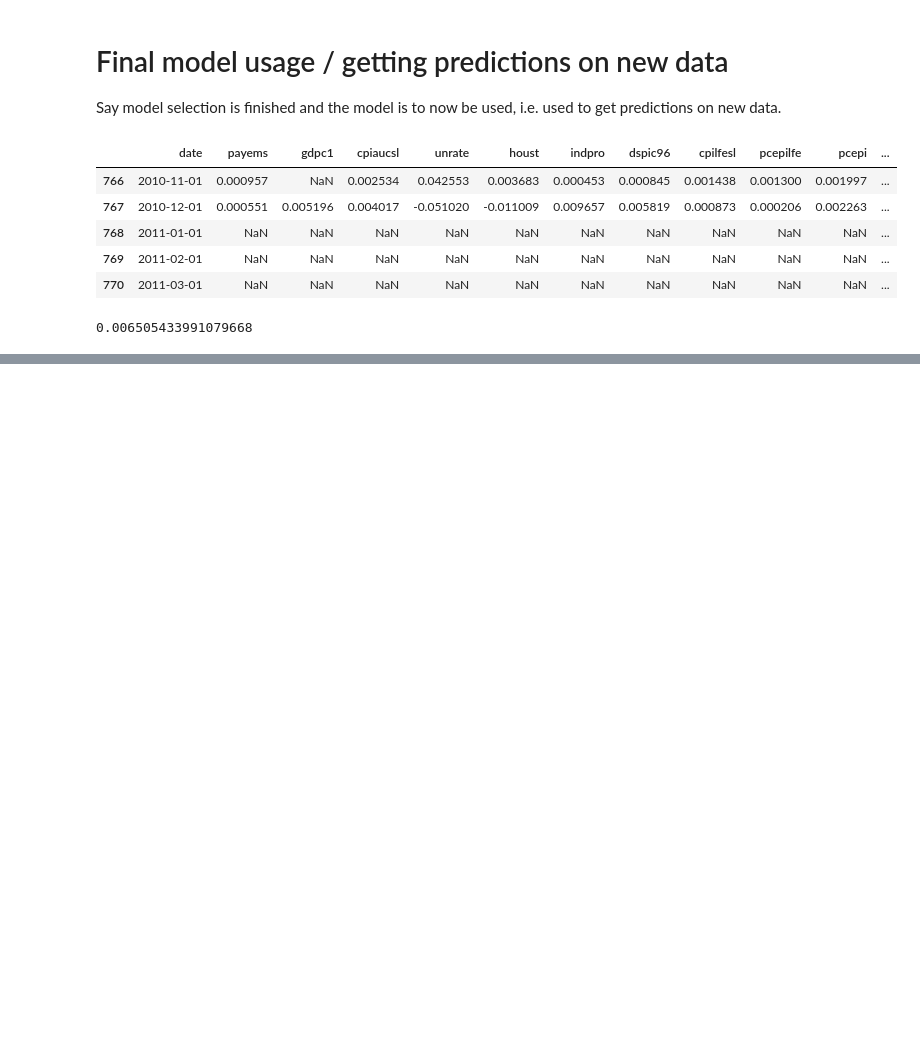
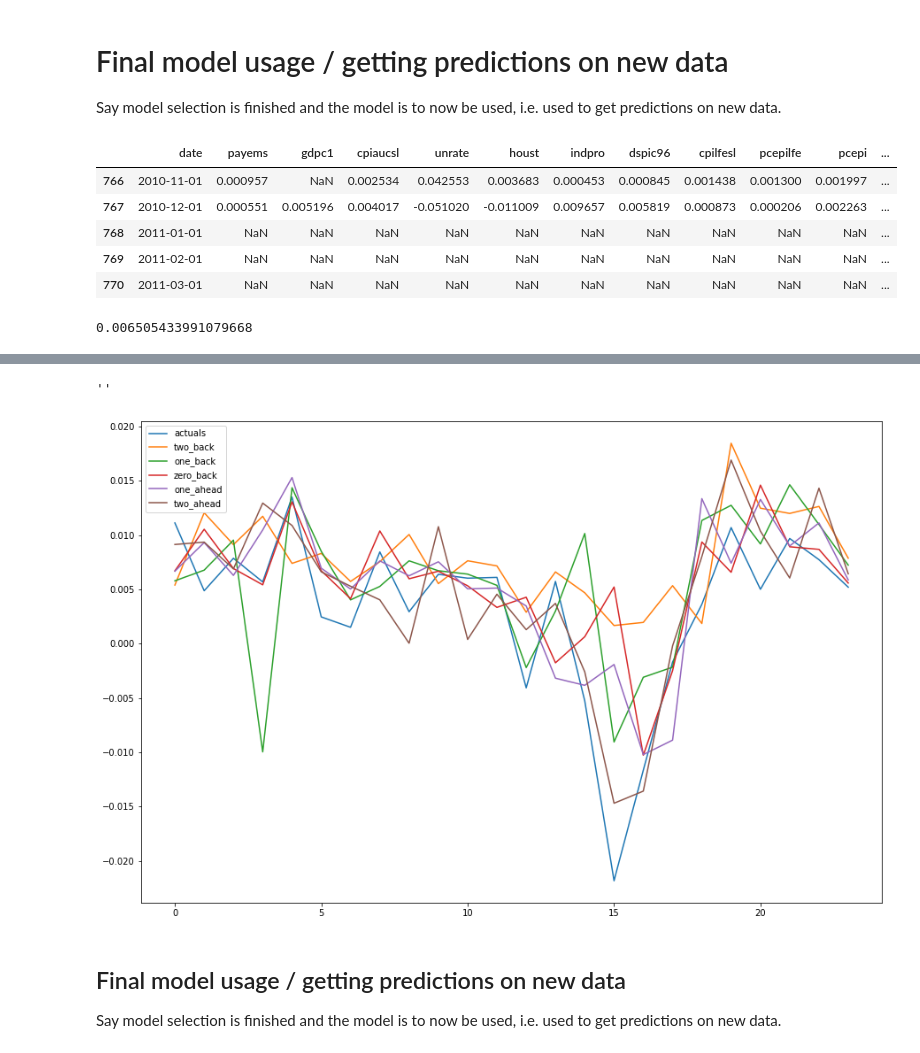
Before and after one commit to dhopp1/nowcasting_benchmark, a Jupyter notebook: methodologies/model_gb.ipynb, the cells around one changed output, grey strips where cells are left out. Saved outputs shown, nothing was run; the diff lists cells and outputs as text; code cells hidden in the pictures; blank space fills up the shorter version.

Commit message:
Add vintage models to GB

```diff
--- a/methodologies/model_gb.ipynb
+++ b/methodologies/model_gb.ipynb
@@ -206,0 +259,33 @@ np.nanmean(preds)
+# %%
+# dates in the test set
+dates = (
+        pd.date_range(test_start_date, test_end_date, freq="3MS")
+        .strftime("%Y-%m-%d")
+        .tolist()
+    )
+
+# actual values
+actuals = list(test.loc[test.date.isin(dates), target_variable].values)
+# %%
+pred_dict = {k: [] for k in lags}
+for lag in lags:
+    for date in dates:
+        # the data available for this date at this artificial vintage
+        tmp_data = gen_lagged_data(metadata, test, date, lag)
+
+        # get data in format necessary for model
+        tmp_data = mean_fill_dataset(train, tmp_data) # fill with the mean of the training set
+        tmp_data = flatten_data(tmp_data, target_variable, 4)
+
+        # new extra step to drop lags that occur after the data vintage
+        tmp_data = truncate_flattened(tmp_data, lag, target_variable)
+
+        x = tmp_data.loc[tmp_data.date == date, :].drop(["date", target_variable], axis=1)
+
+        # average results of 10 models' predictions
+        preds = []
+        for i in range(10):
+            prediction = models_dict[lag][i].predict(x)[0] # only change to prediction is to use the correct model for the lag
+            preds.append(prediction)
+
+        pred_dict[lag].append(np.nanmean(preds))
@@ -206,0 +312,17 @@ np.nanmean(preds)
+# %%
+# plot of predictions vs actuals
+pd.DataFrame({
+    "actuals":actuals,
+    "two_back":pred_dict[-2],
+    "one_back":pred_dict[-1],
+    "zero_back":pred_dict[0],
+    "one_ahead":pred_dict[1],
+    "two_ahead":pred_dict[2]}
+).plot()
+;
+# %% [output]
+''
+[figure, added]
+# %% [markdown]
+## Final model usage / getting predictions on new data
+Say model selection is finished and the model is to now be used, i.e. used to get predictions on new data.
```
Also changed, not shown: parts of 10 cells of this notebook, 1 other file.
